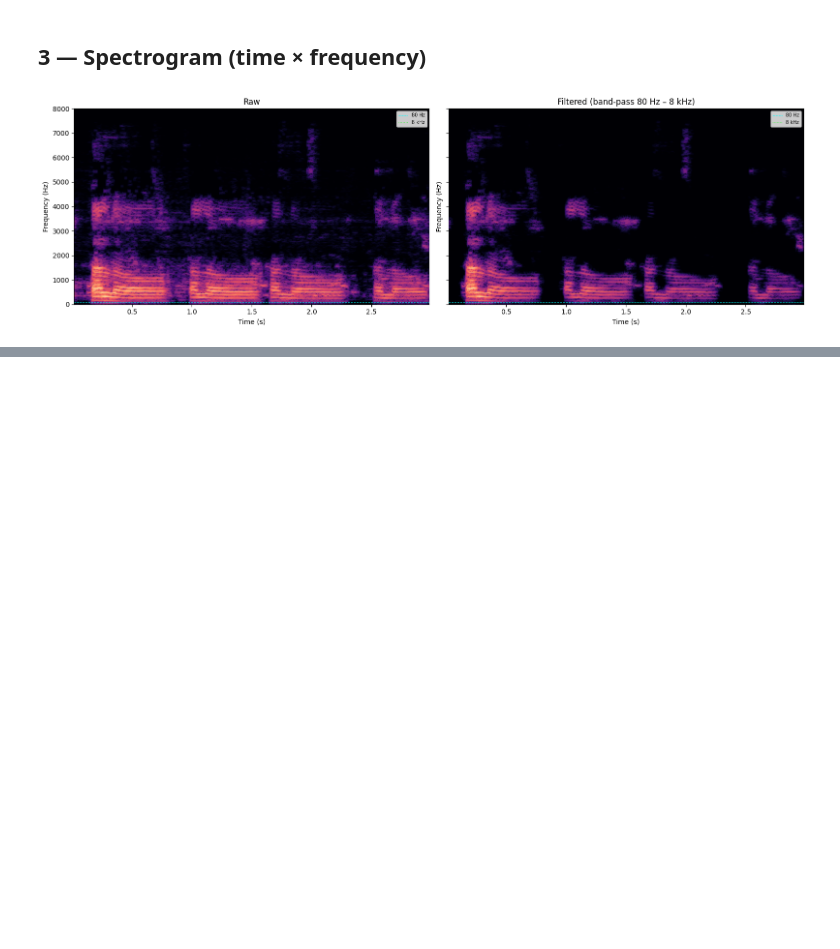
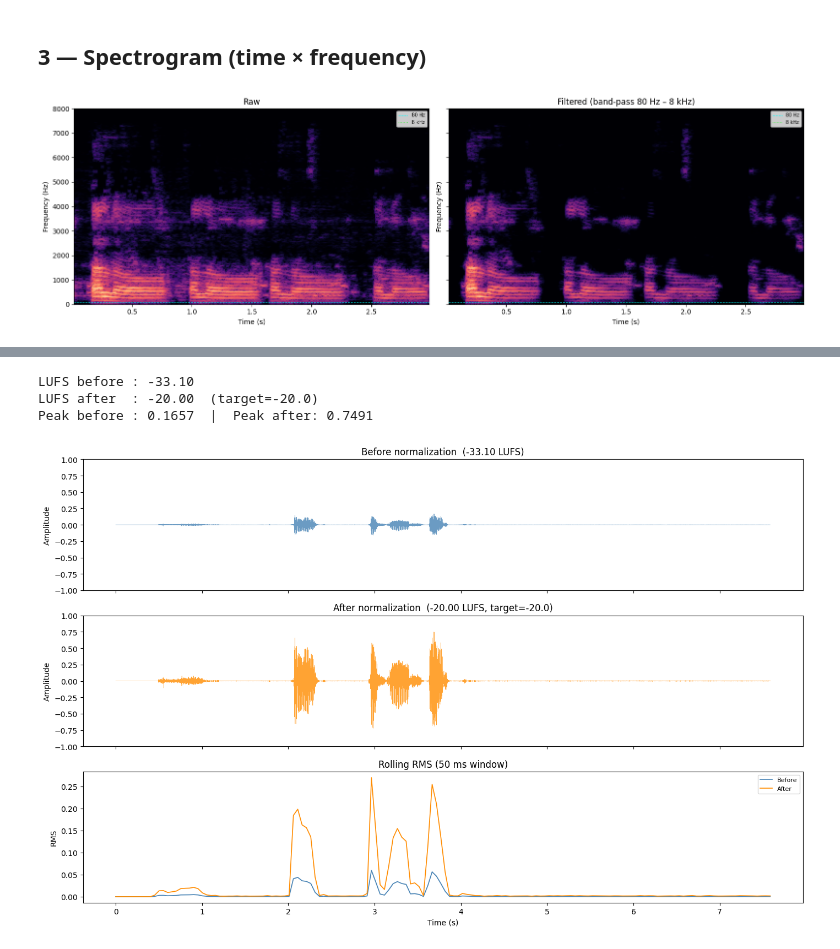
Before and after one commit to Dom-Taing/starting_model, a Jupyter notebook: debug_audio_analysis.ipynb, the cells around one changed output, grey strips where cells are left out. Cells and saved outputs as stored; diff of their text form; code cells hidden in the pictures; blank space fills up the shorter version.

Commit message:
trimming audio and normalizing voice

```diff
--- a/debug_audio_analysis.ipynb
+++ b/debug_audio_analysis.ipynb
@@ -98,0 +103,77 @@ plt.show()
+# %%
+import numpy as np
+import matplotlib.pyplot as plt
+import scipy.io.wavfile as wavfile
+import pyloudnorm as pyln
+
+WAV_PATH    = "realtime_recording_20260306_053304.wav"
+TARGET_LUFS = -20.0
+
+sr, audio = wavfile.read(WAV_PATH)
+
+def to_float(x):
+    if x.dtype == np.float32:
+        return x.flatten()
+    return (x.astype(np.float32) / np.iinfo(x.dtype).max).flatten()
+
+def lufs_normalize(audio, sr, target_lufs=TARGET_LUFS):
+    meter = pyln.Meter(sr)
+    loudness = meter.integrated_loudness(audio.astype(np.float64))
+    if not np.isfinite(loudness):
+        return audio
+    normalized = pyln.normalize.loudness(audio.astype(np.float64), loudness, target_lufs)
+    return np.clip(normalized, -1.0, 1.0).astype(np.float32)
+
+def rolling_rms(audio, sr, window_s=0.05):
+    win = max(1, int(window_s * sr))
+    return np.array([
+        np.sqrt(np.mean(audio[i:i+win] ** 2))
+        for i in range(0, len(audio), win)
+    ])
+
+raw  = to_float(audio)
+norm = lufs_normalize(raw, sr)
+
+meter = pyln.Meter(sr)
+lufs_before = meter.integrated_loudness(raw.astype(np.float64))
+lufs_after  = meter.integrated_loudness(norm.astype(np.float64))
+print(f"LUFS before : {lufs_before:.2f}")
+print(f"LUFS after  : {lufs_after:.2f}  (target={TARGET_LUFS})")
+print(f"Peak before : {np.abs(raw).max():.4f}  |  Peak after: {np.abs(norm).max():.4f}")
+# %% [output]
+LUFS before : -33.10
+LUFS after  : -20.00  (target=-20.0)
+Peak before : 0.1657  |  Peak after: 0.7491
+# %%
+t = np.arange(len(raw)) / sr
+
+roll_before = rolling_rms(raw,  sr)
+roll_after  = rolling_rms(norm, sr)
+t_roll = np.linspace(0, len(raw) / sr, len(roll_before))
+
+fig, axes = plt.subplots(3, 1, figsize=(14, 9), sharex=True)
+
+# — Waveform before
+axes[0].plot(t, raw, color='steelblue', linewidth=0.4, alpha=0.8)
+axes[0].set_title(f'Before normalization  ({lufs_before:.2f} LUFS)')
+axes[0].set_ylabel('Amplitude')
+axes[0].set_ylim(-1, 1)
+
+# — Waveform after
+axes[1].plot(t, norm, color='darkorange', linewidth=0.4, alpha=0.8)
+axes[1].set_title(f'After normalization  ({lufs_after:.2f} LUFS, target={TARGET_LUFS})')
+axes[1].set_ylabel('Amplitude')
+axes[1].set_ylim(-1, 1)
+
+# — Rolling RMS overlay
+axes[2].plot(t_roll, roll_before, color='steelblue',  linewidth=1.2, label='Before')
+axes[2].plot(t_roll, roll_after,  color='darkorange', linewidth=1.2, label='After')
+axes[2].set_title('Rolling RMS (50 ms window)')
+axes[2].set_ylabel('RMS')
+axes[2].set_xlabel('Time (s)')
+axes[2].legend(loc='upper right', fontsize=8)
+
+fig.tight_layout()
+plt.show()
+# %% [output]
+[figure, added]
```
Also changed, not shown: parts of 5 cells of this notebook, 1 other file.
